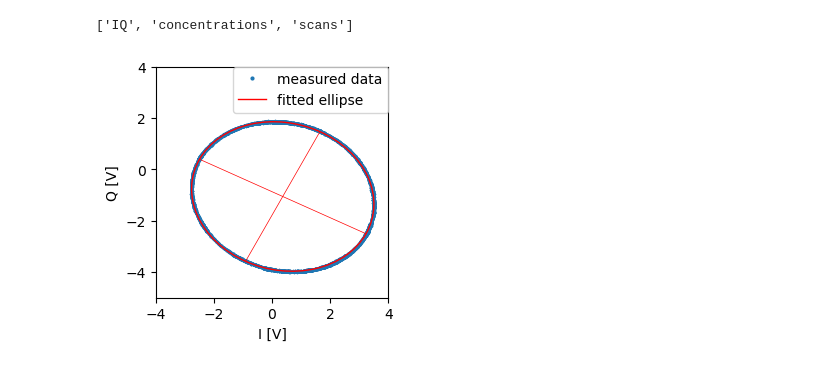
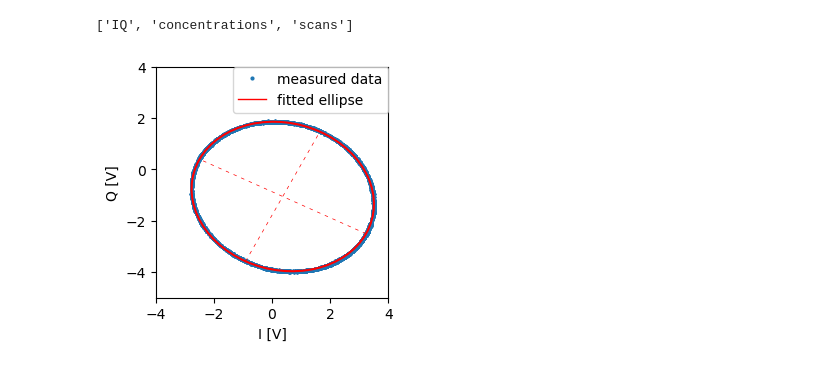
Before and after one commit to edieussa/PA_Data_and_Figures, a Jupyter notebook: PA_LDV_data_analysis.ipynb, the cells around one changed output. Saved outputs shown, nothing was run; the diff lists cells and outputs as text; code cells hidden in the pictures.

```diff
--- a/PA_LDV_data_analysis.ipynb
+++ b/PA_LDV_data_analysis.ipynb
@@ -41,40 +41,40 @@ minor_axis_end2 = (y0_in - short_axis/2 * np.sin(phi), x0_in + short_axis/2 * np
 
 # scatter plot of I and Q data
 fig, ax = plt.subplots(figsize=(3,3))
-plt.scatter(I_data,Q_data, s=0.1)
+plt.scatter(I_data,Q_data, s=1.)
 
 # Create an ellipse with the fitted parameters
-ellipse = Ellipse((y0_in,x0_in), width=long_axis, height=short_axis, angle=np.degrees(phi), fill=False, edgecolor='r', linewidth=1)
+ellipse = Ellipse((y0_in,x0_in), width=long_axis, height=short_axis, angle=np.degrees(phi), fill=False, edgecolor='r', linewidth=1.5)
 
 # Add the ellipse to the plot
 ax.add_patch(ellipse)
 
 # Add lines for the major and minor axes
-plt.plot(*zip(major_axis_end1, major_axis_end2), 'r-', linewidth=0.5)
-plt.plot(*zip(minor_axis_end1, minor_axis_end2), 'r-', linewidth=0.5)
+plt.plot(*zip(major_axis_end1, major_axis_end2), 'r--', linewidth=0.5, dashes=(5, 7))
+plt.plot(*zip(minor_axis_end1, minor_axis_end2), 'r--', linewidth=0.5, dashes=(5, 7))
 plt.xlim(-4,4)
 plt.ylim(-5,3)
 plt.xlabel('I [V]')
 plt.ylabel('Q [V]')
 plt.xticks([-4,-2,0,2,4])
 plt.yticks([-4,-2,0,2,4])
 #plt.legend(['measured data','fitted ellipse'])
 
 
 # Create custom legend handles
 measured_data_handle = Line2D([0], [0], marker='o', color='None', markerfacecolor='tab:blue', markeredgecolor='tab:blue', markersize=2)
 fitted_ellipse_handle = Line2D([0], [0], color='r', linewidth=1)
 
 # Add the legend with the custom handles
 plt.legend(handles=[measured_data_handle, fitted_ellipse_handle], labels=['measured data', 'fitted ellipse'], bbox_to_anchor=(1.03, 1.03))
 
 plt.show()
 plt.show()
 
 # save as pdf
 fig.savefig('ellipse.pdf', bbox_inches='tight')
 # %% [output]
-[figure, old version]
+[figure, new version]
 # %%
 concentration0 = hf['concentrations/pdms_middle_10s_500ns_1pld_0pcm_velocity']
 concentration1 = hf['concentrations/pdms_middle_10s_500ns_1pld_10pcm_velocity']
```
Also changed, not shown: parts of 6 cells of this notebook.
